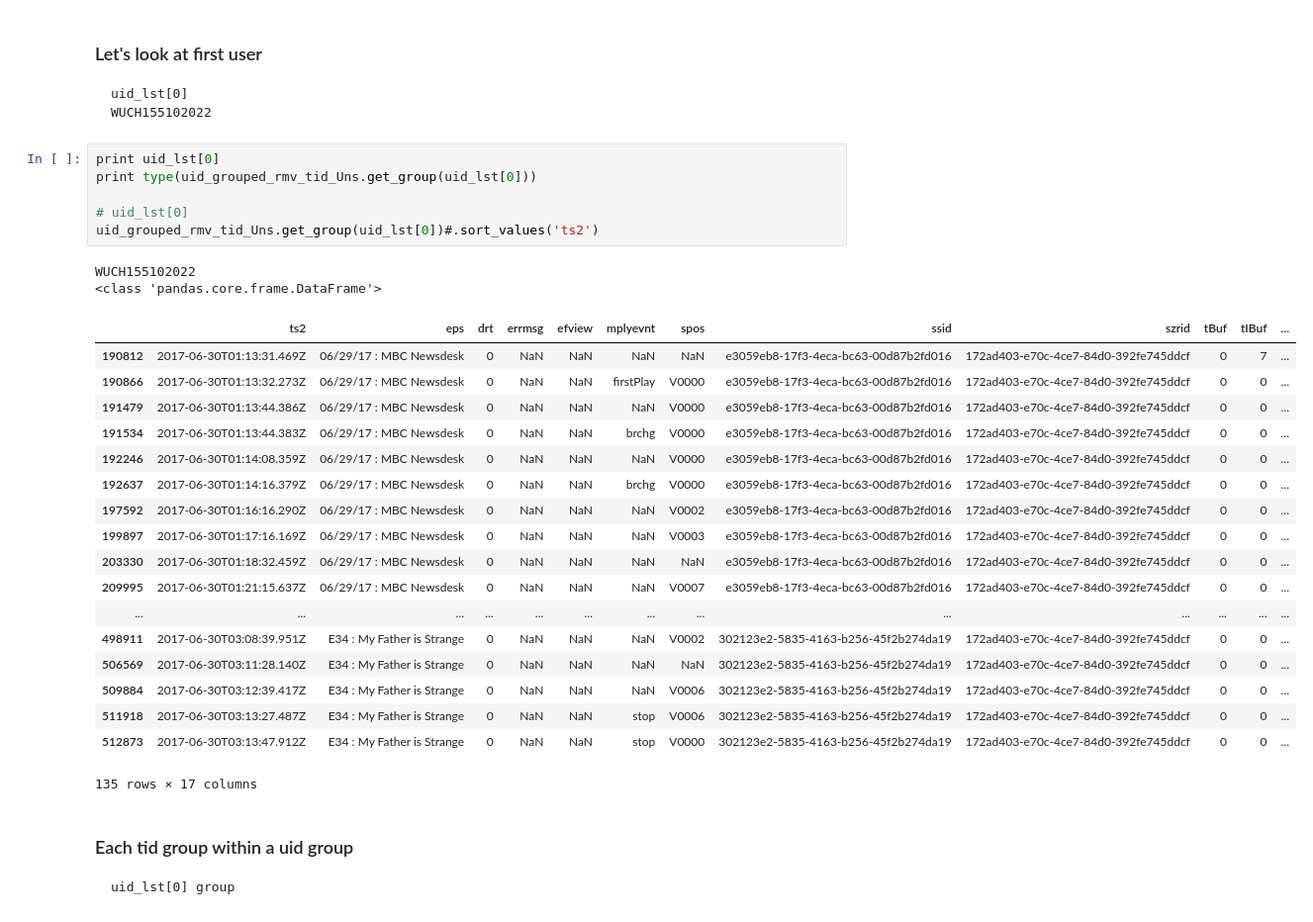
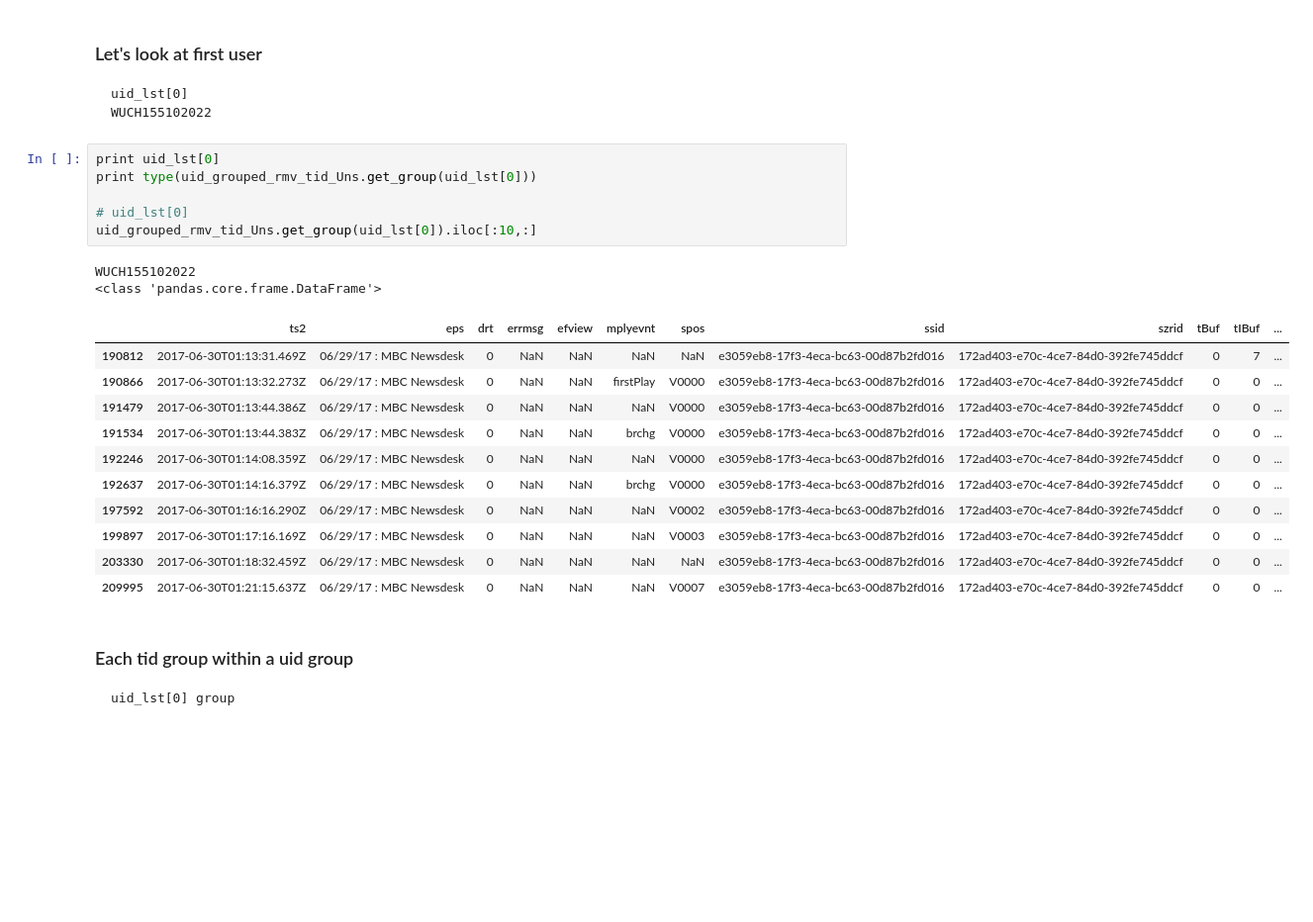
Before and after one commit to DoosanJung/STZR, a Jupyter notebook: EDA3.ipynb, the cells around one changed output. Shown at 99% size. Saved outputs shown, nothing was run; the diff lists cells and outputs as text; blank space fills up the shorter version.

```diff
--- a/EDA3.ipynb
+++ b/EDA3.ipynb
@@ -84,30 +84,23 @@ uid_lst[:10]
 # %%
 print uid_lst[0]
 print type(uid_grouped_rmv_tid_Uns.get_group(uid_lst[0]))
 
 # uid_lst[0]
-uid_grouped_rmv_tid_Uns.get_group(uid_lst[0])#.sort_values('ts2')
+uid_grouped_rmv_tid_Uns.get_group(uid_lst[0]).iloc[:10,:]
 # %% [output]
 WUCH155102022
 <class 'pandas.core.frame.DataFrame'>
 |  | ts2 | eps | drt | errmsg | efview | mplyevnt | spos | ssid | szrid | tBuf | tIBuf | ... |
 | 190812 | 2017-06-30T01:13:31.469Z | 06/29/17 : MBC Newsdesk | 0 | NaN | NaN | NaN | NaN | e3059eb8-17f3-4eca-bc63-00d87b2fd016 | 172ad403-e70c-4ce7-84d0-392fe745ddcf | 0 | 7 | ... |
 | 190866 | 2017-06-30T01:13:32.273Z | 06/29/17 : MBC Newsdesk | 0 | NaN | NaN | firstPlay | V0000 | e3059eb8-17f3-4eca-bc63-00d87b2fd016 | 172ad403-e70c-4ce7-84d0-392fe745ddcf | 0 | 0 | ... |
 | 191479 | 2017-06-30T01:13:44.386Z | 06/29/17 : MBC Newsdesk | 0 | NaN | NaN | NaN | V0000 | e3059eb8-17f3-4eca-bc63-00d87b2fd016 | 172ad403-e70c-4ce7-84d0-392fe745ddcf | 0 | 0 | ... |
 | 191534 | 2017-06-30T01:13:44.383Z | 06/29/17 : MBC Newsdesk | 0 | NaN | NaN | brchg | V0000 | e3059eb8-17f3-4eca-bc63-00d87b2fd016 | 172ad403-e70c-4ce7-84d0-392fe745ddcf | 0 | 0 | ... |
 | 192246 | 2017-06-30T01:14:08.359Z | 06/29/17 : MBC Newsdesk | 0 | NaN | NaN | NaN | V0000 | e3059eb8-17f3-4eca-bc63-00d87b2fd016 | 172ad403-e70c-4ce7-84d0-392fe745ddcf | 0 | 0 | ... |
 | 192637 | 2017-06-30T01:14:16.379Z | 06/29/17 : MBC Newsdesk | 0 | NaN | NaN | brchg | V0000 | e3059eb8-17f3-4eca-bc63-00d87b2fd016 | 172ad403-e70c-4ce7-84d0-392fe745ddcf | 0 | 0 | ... |
 | 197592 | 2017-06-30T01:16:16.290Z | 06/29/17 : MBC Newsdesk | 0 | NaN | NaN | NaN | V0002 | e3059eb8-17f3-4eca-bc63-00d87b2fd016 | 172ad403-e70c-4ce7-84d0-392fe745ddcf | 0 | 0 | ... |
 | 199897 | 2017-06-30T01:17:16.169Z | 06/29/17 : MBC Newsdesk | 0 | NaN | NaN | NaN | V0003 | e3059eb8-17f3-4eca-bc63-00d87b2fd016 | 172ad403-e70c-4ce7-84d0-392fe745ddcf | 0 | 0 | ... |
 | 203330 | 2017-06-30T01:18:32.459Z | 06/29/17 : MBC Newsdesk | 0 | NaN | NaN | NaN | NaN | e3059eb8-17f3-4eca-bc63-00d87b2fd016 | 172ad403-e70c-4ce7-84d0-392fe745ddcf | 0 | 0 | ... |
 | 209995 | 2017-06-30T01:21:15.637Z | 06/29/17 : MBC Newsdesk | 0 | NaN | NaN | NaN | V0007 | e3059eb8-17f3-4eca-bc63-00d87b2fd016 | 172ad403-e70c-4ce7-84d0-392fe745ddcf | 0 | 0 | ... |
-| ... | ... | ... | ... | ... | ... | ... | ... | ... | ... | ... | ... | ... |
-| 498911 | 2017-06-30T03:08:39.951Z | E34 : My Father is Strange | 0 | NaN | NaN | NaN | V0002 | 302123e2-5835-4163-b256-45f2b274da19 | 172ad403-e70c-4ce7-84d0-392fe745ddcf | 0 | 0 | ... |
-| 506569 | 2017-06-30T03:11:28.140Z | E34 : My Father is Strange | 0 | NaN | NaN | NaN | NaN | 302123e2-5835-4163-b256-45f2b274da19 | 172ad403-e70c-4ce7-84d0-392fe745ddcf | 0 | 0 | ... |
-| 509884 | 2017-06-30T03:12:39.417Z | E34 : My Father is Strange | 0 | NaN | NaN | NaN | V0006 | 302123e2-5835-4163-b256-45f2b274da19 | 172ad403-e70c-4ce7-84d0-392fe745ddcf | 0 | 0 | ... |
-| 511918 | 2017-06-30T03:13:27.487Z | E34 : My Father is Strange | 0 | NaN | NaN | stop | V0006 | 302123e2-5835-4163-b256-45f2b274da19 | 172ad403-e70c-4ce7-84d0-392fe745ddcf | 0 | 0 | ... |
-| 512873 | 2017-06-30T03:13:47.912Z | E34 : My Father is Strange | 0 | NaN | NaN | stop | V0000 | 302123e2-5835-4163-b256-45f2b274da19 | 172ad403-e70c-4ce7-84d0-392fe745ddcf | 0 | 0 | ... |
-135 rows × 17 columns
 # %% [markdown]
 ### Each tid group within a uid group
     uid_lst[0] group
```
Also changed, not shown: parts of 3 cells of this notebook.
